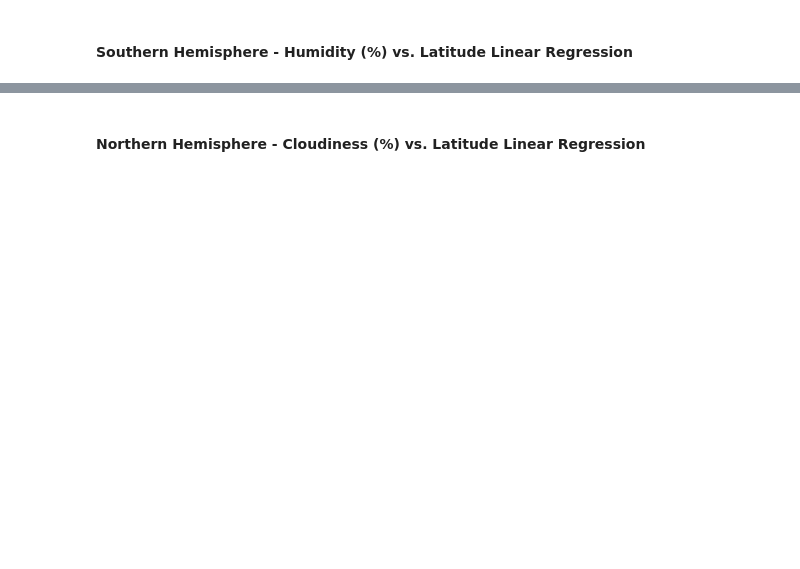
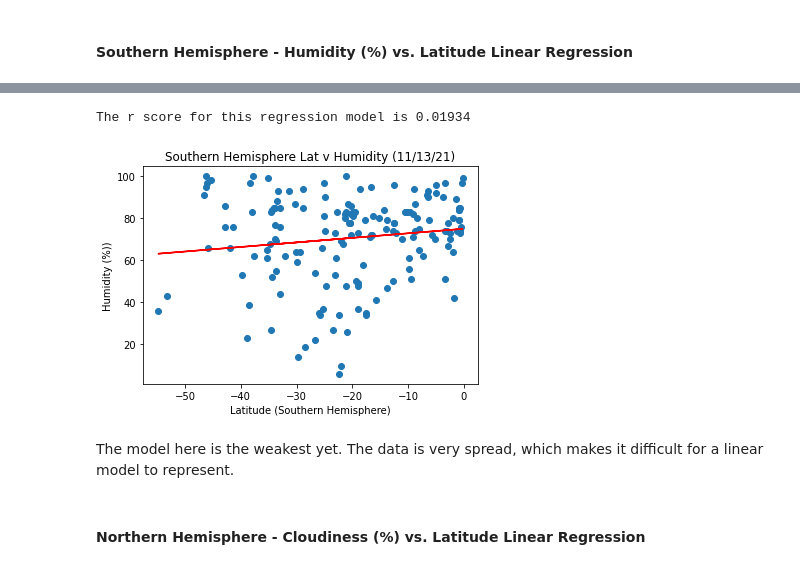
Before and after one commit to JakeRose689/Python-API-Challenge, a Jupyter notebook: WeatherPy/WeatherPy.ipynb, the cells around one changed output, grey strips where cells are left out. Drawn from its saved outputs; the diff is of its cells as text; code cells hidden in the pictures; blank space fills up the shorter version.

```diff
--- a/WeatherPy/WeatherPy.ipynb
+++ b/WeatherPy/WeatherPy.ipynb
@@ -271,2 +312,21 @@ The r-value is: 0.014985174297345524
+# %%
+x = southern_hem['Lat']
+y = southern_hem['Humidity']
+(slope, intercept, rvalue, pvalue, stderr) = linregress(x, y)
+regression = x * slope + intercept
+line = f"y = {str(round(slope,2))}x + {str(round(intercept,2))}"
+fig = plt.scatter(x, y)
+plt.plot(x, regression, "r-")
+plt.annotate(line, (0,0), fontsize=12, color='red')
+plt.title('Southern Hemisphere Lat v Humidity (11/13/21)')
+plt.xlabel('Latitude (Southern Hemisphere)')
+plt.ylabel('Humidity (%))')
+print(f'The r score for this regression model is {round(rvalue**2, 5)}')
+plt.savefig('SHemi_Humidity_v_Lat.png')
+# %% [output]
+The r score for this regression model is 0.01934
+[figure, added]
+# %% [markdown]
+The model here is the weakest yet. The data is very spread, which makes it difficult for a linear model to represent.
 # %% [markdown]
 ####  Northern Hemisphere - Cloudiness (%) vs. Latitude Linear Regression
```
Also changed, not shown: parts of 22 cells of this notebook, 8 other files.
